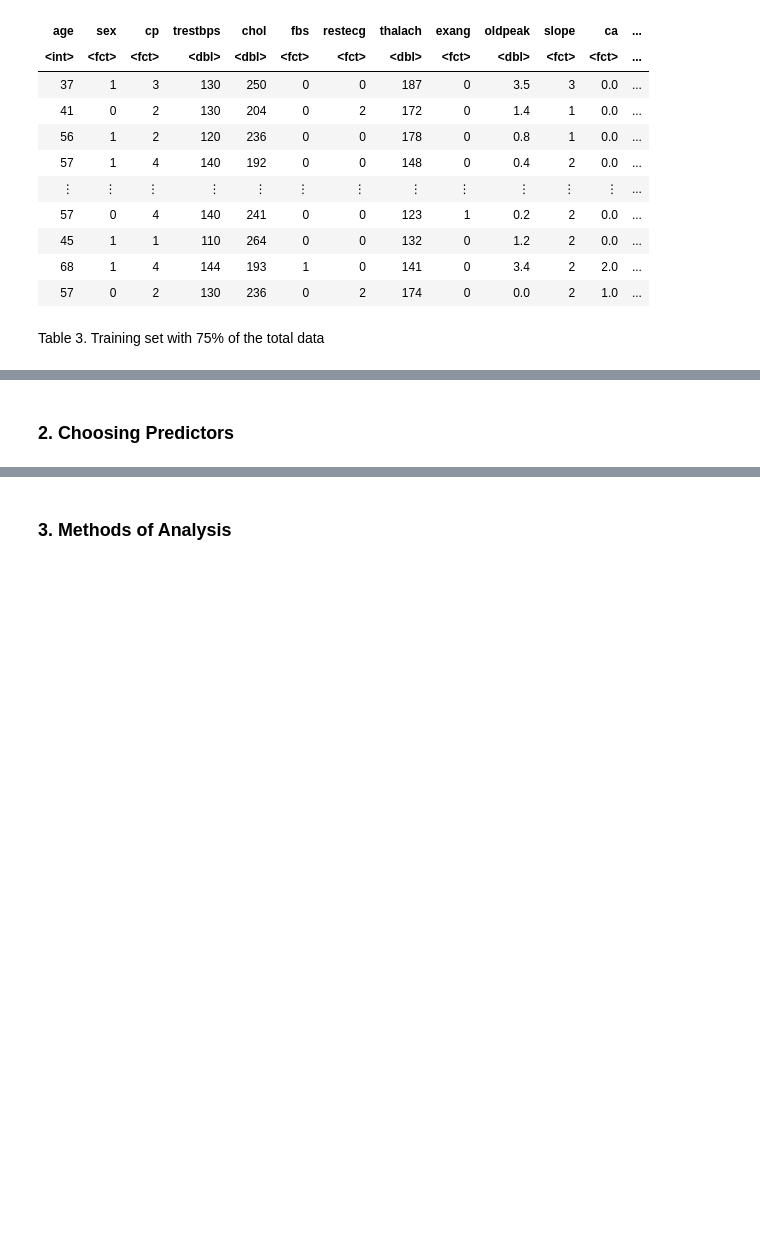
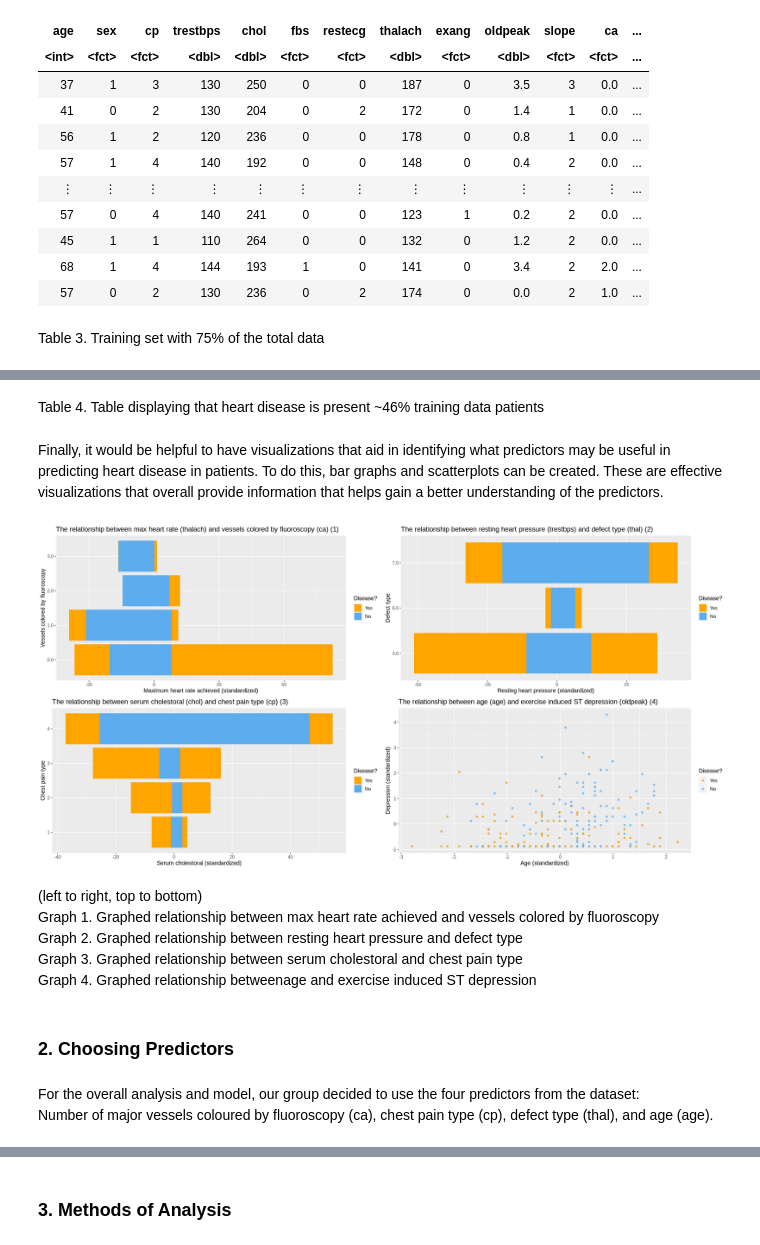
Before and after one commit to owenkwong/Heart-Disease-Prediction-Classification-on-the-Cleveland-Dataset, a Jupyter notebook: group18_project_report.ipynb, the cells around one changed output, grey strips where cells are left out. Saved outputs shown, nothing was run; the diff lists cells and outputs as text; code cells hidden in the pictures; blank space fills up the shorter version.

Commit message:
finished exploratory and predictor choosing (left methods and discussion)

```diff
--- a/group18_project_report.ipynb
+++ b/group18_project_report.ipynb
@@ -178,2 +195,62 @@ Table 3. Training set with 75% of the total data
+# %% [markdown]
+Table 4. Table displaying that heart disease is present ~46% training data patients
+# %% [markdown]
+Finally, it would be helpful to have visualizations that aid in identifying what predictors may be useful in predicting heart disease in patients. To do this, bar graphs and scatterplots can be created. These are effective visualizations that overall provide information that helps gain a better understanding of the predictors.
+# %%
+#first standardize <dbl> <int> data
+standardize <- recipe(disease ~., data = disease_training) |>
+ step_scale(age, trestbps, chol, thalach, oldpeak) |>
+ step_center(age, trestbps, chol, thalach, oldpeak) |>
+ prep()
+
+disease_training_standard <- bake(standardize, disease_training)
+
+#then plot different predictors
+options(repr.plot.height = 10, repr.plot.width = 20)
+
+thalach_ca <- disease_training_standard |>
+ ggplot(aes(x = thalach, y = ca, fill = disease)) +
+ geom_bar(stat = "identity") +
+ labs(x = "Maximum heart rate achieved (standardized)", y = "Vessels colored by fluoroscopy", fill = "Disease?") +
+ scale_fill_manual(labels = c("Yes", "No"), values = c("orange", "steelblue2")) +
+ ggtitle("The relationship between max heart rate (thalach) and vessels colored by fluoroscopy (ca) (1)") +
+ theme(text = element_text(size = 12))
+
+trestbps_thal <- disease_training_standard |>
+ ggplot(aes(x = trestbps, y = thal, fill = disease)) +
+ geom_bar(stat = "identity") +
+ labs(x = "Resting heart pressure (standardized)", y = "Defect type", fill = "Disease?") +
+ scale_fill_manual(labels = c("Yes", "No"), values = c("orange", "steelblue2")) +
+ ggtitle("The relationship between resting heart pressure (trestbps) and defect type (thal) (2)") +
+ theme(text = element_text(size = 12))
+
+chol_cp <- disease_training_standard |>
+ ggplot(aes(x = chol, y = cp, fill = disease)) +
+ geom_bar(stat = "identity") +
+ labs(x = "Serum cholestoral (standardized)", y = "Chest pain type", fill = "Disease?") +
+ scale_fill_manual(labels = c("Yes", "No"), values = c("orange", "steelblue2")) +
+  ggtitle("The relationship between serum cholestoral (chol) and chest pain type (cp) (3)") +
+ theme(text = element_text(size = 12))
+
+oldpeak_age <- disease_training_standard |>
+ ggplot(aes(x = age, y = oldpeak, color = disease)) +
+ geom_point(alpha = 0.7) +
+ labs(x = "Age (standardized)", y = "Depression (standardized)", color = "Disease?") +
+ scale_color_manual(labels = c("Yes", "No"), values = c("orange2", "steelblue2")) +
+  ggtitle("The relationship between age (age) and exercise induced ST depression (oldpeak) (4)") +
+ theme(text = element_text(size = 12))
+
+#create the plots
+grid_plot <- plot_grid(thalach_ca, trestbps_thal, chol_cp, oldpeak_age, ncol = 2)
+
+grid_plot
+# %% [output]
+[figure, added]
+# %% [markdown]
+(left to right, top to bottom) <br>
+Graph 1. Graphed relationship between max heart rate achieved and vessels colored by fluoroscopy <br>
+Graph 2. Graphed relationship between resting heart pressure and defect type <br>
+Graph 3. Graphed relationship between serum cholestoral and chest pain type <br>
+Graph 4. Graphed relationship betweenage and exercise induced ST depression
 # %% [markdown]
 ### 2. Choosing Predictors
@@ -183,0 +257,2 @@ Table 3. Training set with 75% of the total data
+# %% [markdown]
+For the overall analysis and model, our group decided to use the four predictors from the dataset: <br> Number of major vessels coloured by fluoroscopy (ca), chest pain type (cp), defect type (thal), and age (age).
```
Also changed, not shown: parts of 5 cells of this notebook.
